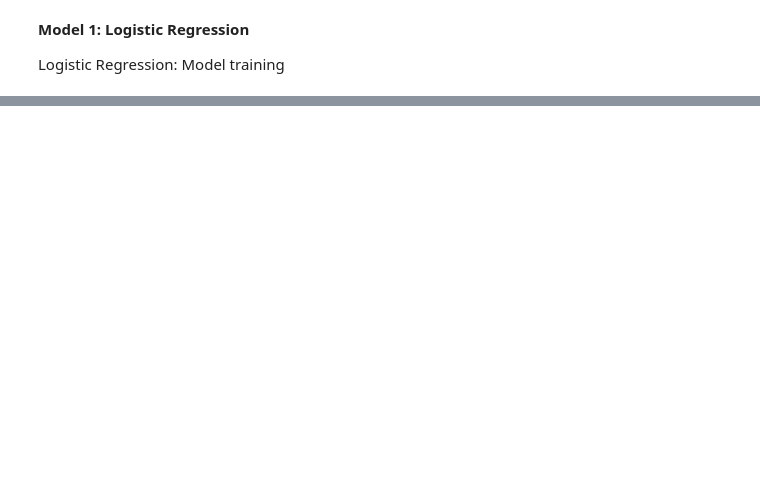
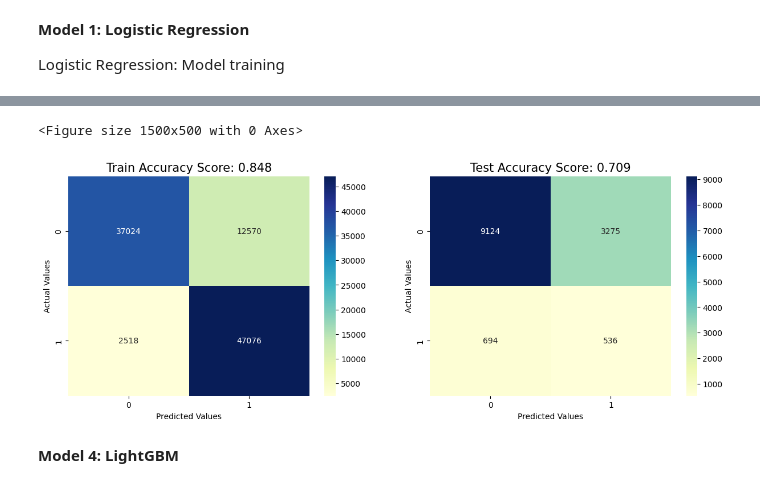
Before and after one commit to madokahazemi/diabetes-readmission-prediction, a Jupyter notebook: code/Prediction on Hospital Readmission.ipynb, the cells around one changed output, grey strips where cells are left out. Cells and saved outputs as stored; diff of their text form; code cells hidden in the pictures; blank space fills up the shorter version.

```diff
--- a/code/Prediction on Hospital Readmission.ipynb
+++ b/code/Prediction on Hospital Readmission.ipynb
@@ -986,0 +980,25 @@ ROC AUC Score: 0.6325163913319579
+# %%
+# Confusion Matrix
+train_score = round(accuracy_score(y_train, (y_train_preds > thresh)), 3)
+cm_train = confusion_matrix(y_train, (y_train_preds > thresh))
+
+test_score = round(accuracy_score(y_test, (y_test_preds > thresh)), 3)
+cm_test = confusion_matrix(y_test, (y_test_preds > thresh))
+
+# Plot confusion matrix
+plt.figure(figsize=(15,5))
+fig, (ax1,ax2) = plt.subplots(nrows=1,ncols=2,figsize=(15,5))
+sns.heatmap(cm_train, annot=True, fmt=".0f",ax=ax1, cmap="YlGnBu")
+ax1.set_xlabel('Predicted Values')
+ax1.set_ylabel('Actual Values')
+ax1.set_title('Train Accuracy Score: {0}'.format(train_score), size = 15)
+sns.heatmap(cm_test, annot=True, fmt=".0f",ax=ax2, cmap="YlGnBu")
+ax2.set_xlabel('Predicted Values')
+ax2.set_ylabel('Actual Values')
+ax2.set_title('Test Accuracy Score: {0}'.format(test_score), size = 15)
+plt.show()
+# %% [output]
+<Figure size 1500x500 with 0 Axes>
+[figure, added]
+# %% [markdown]
+__Model 4: LightGBM__
```
Also changed, not shown: parts of 31 cells of this notebook.
